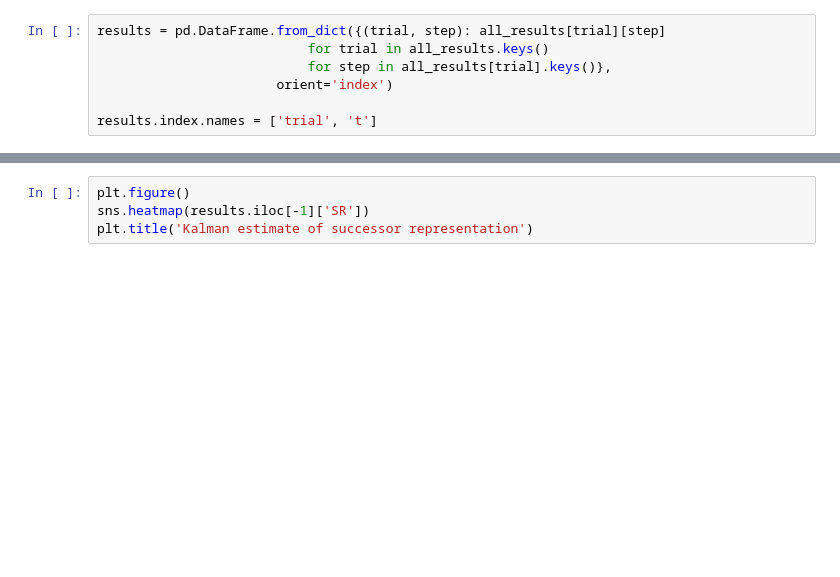
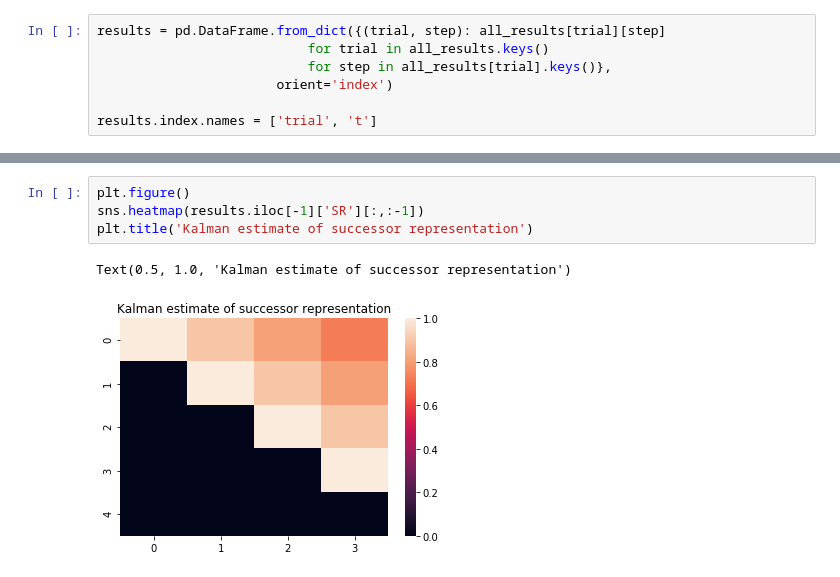
Before and after one commit to jessegeerts/bayesian-rl, a Jupyter notebook: KalmanSuccessorRepresentation.ipynb, the cells around one changed output, grey strips where cells are left out. Drawn from its saved outputs; the diff is of its cells as text; blank space fills up the shorter version.

Commit message:
Added kalman SR algos

```diff
--- a/KalmanSuccessorRepresentation.ipynb
+++ b/KalmanSuccessorRepresentation.ipynb
@@ -58,4 +93,7 @@ np.around(results.iloc[-1]['SR'],decimals=3)
 # %%
 plt.figure()
-sns.heatmap(results.iloc[-1]['SR'])
+sns.heatmap(results.iloc[-1]['SR'][:,:-1])
 plt.title('Kalman estimate of successor representation')
+# %% [output]
+Text(0.5, 1.0, 'Kalman estimate of successor representation')
+[figure, added]
```
Also changed, not shown: parts of 21 cells of this notebook, 2 other files.
